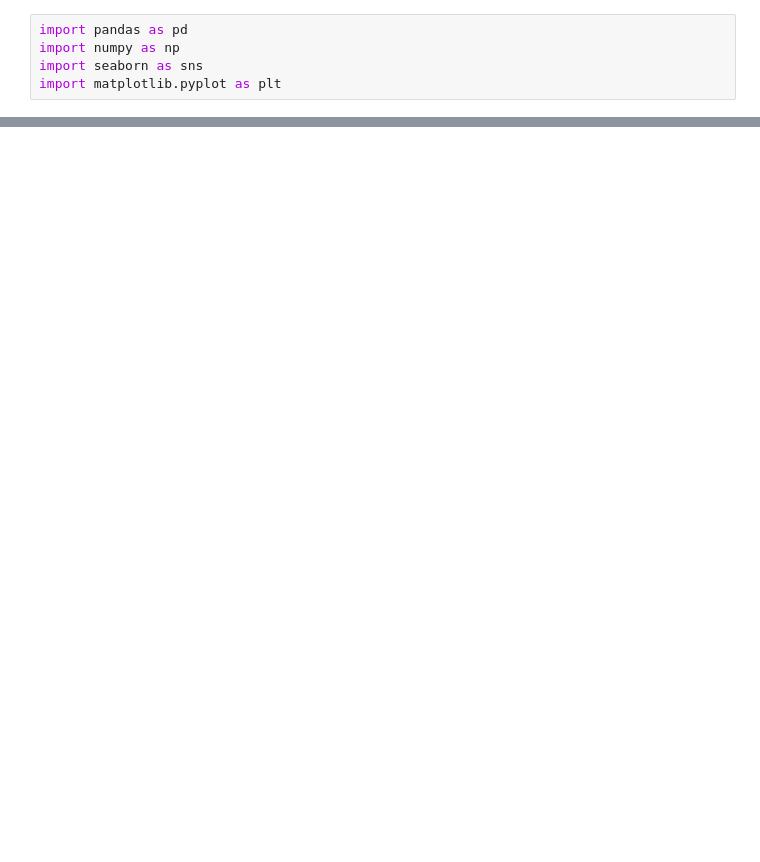
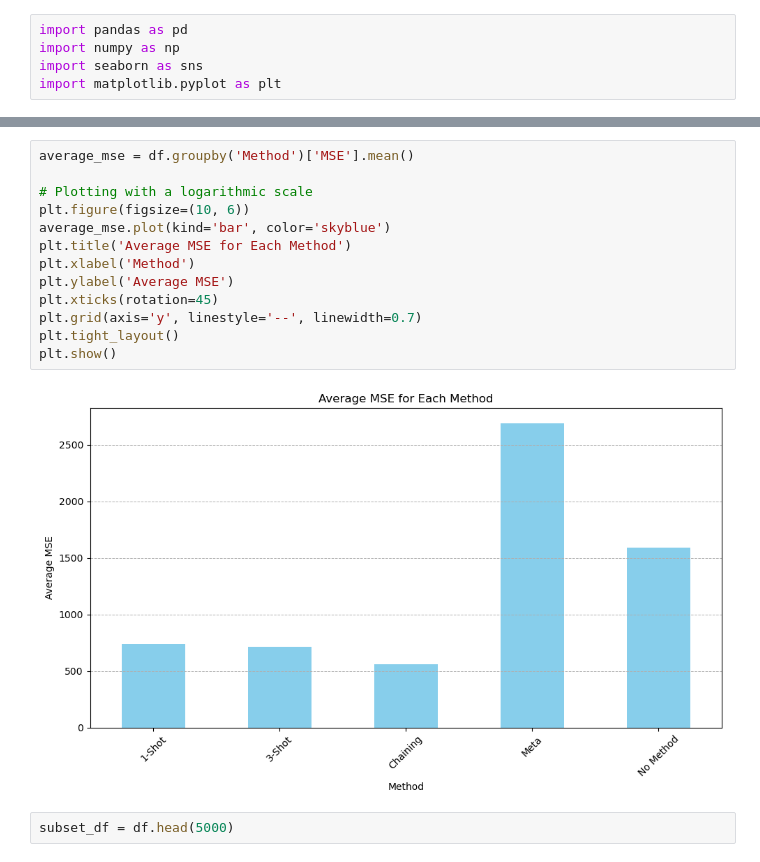
Before and after one commit to architp3/ecdna-analysis, a Jupyter notebook: minicpm/data.ipynb, the cells around one changed output, grey strips where cells are left out. Saved outputs shown, nothing was run; the diff lists cells and outputs as text; blank space fills up the shorter version.

```diff
--- a/minicpm/data.ipynb
+++ b/minicpm/data.ipynb
@@ -89,0 +102,17 @@ plt.show()
+# %%
+average_mse = df.groupby('Method')['MSE'].mean()
+
+# Plotting with a logarithmic scale
+plt.figure(figsize=(10, 6))
+average_mse.plot(kind='bar', color='skyblue')
+plt.title('Average MSE for Each Method')
+plt.xlabel('Method')
+plt.ylabel('Average MSE')
+plt.xticks(rotation=45)
+plt.grid(axis='y', linestyle='--', linewidth=0.7)
+plt.tight_layout()
+plt.show()
+# %% [output]
+[figure, added]
+# %%
+subset_df = df.head(5000)
```
Also changed, not shown: parts of 23 cells of this notebook, 5 other files.
